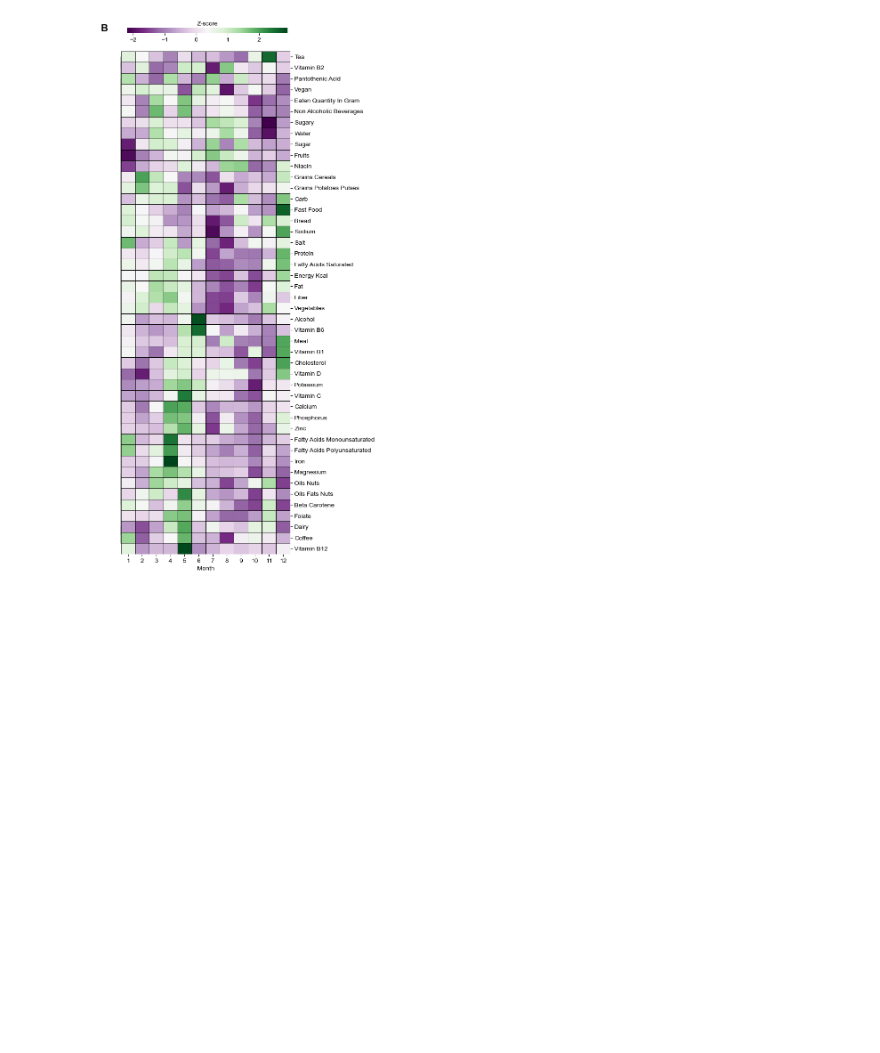
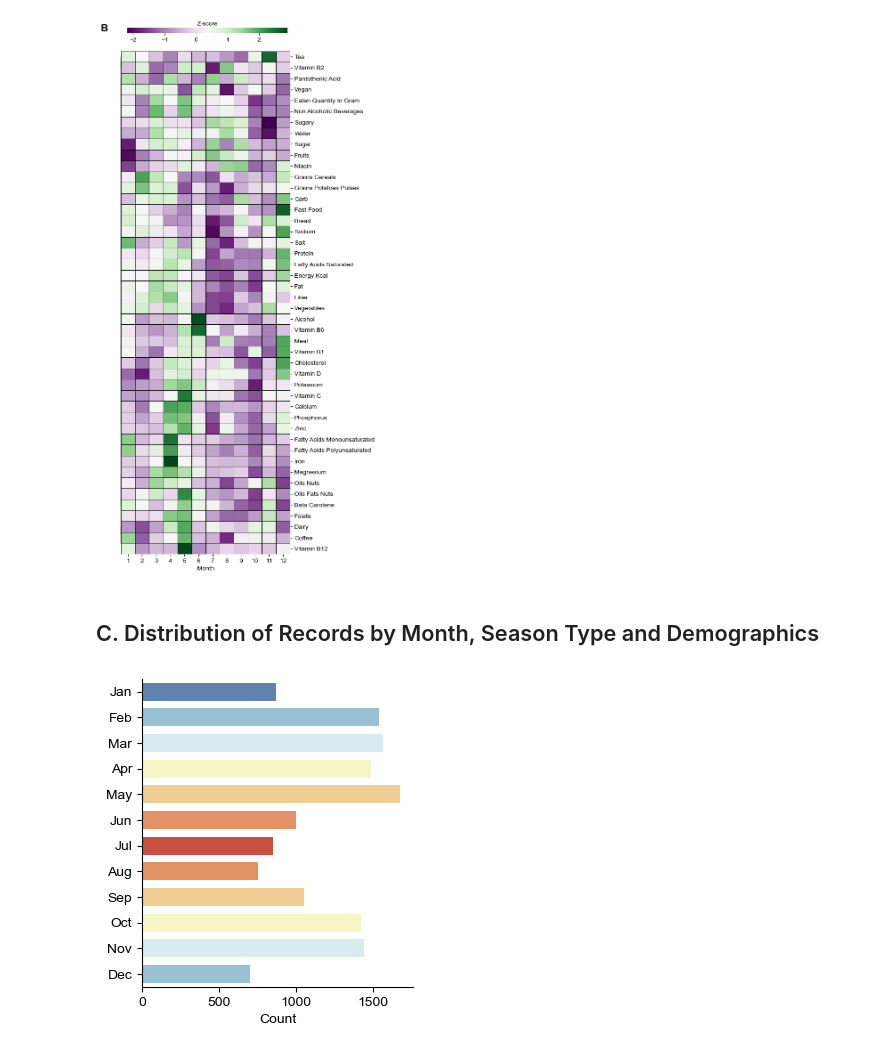
Before and after one commit to digitalepidemiologylab/mindays-estimation-paper, a Jupyter notebook: preprocessing.ipynb, the cells around one changed output. Cells and saved outputs as stored; diff of their text form; code cells hidden in the pictures; blank space fills up the shorter version.

```diff
--- a/preprocessing.ipynb
+++ b/preprocessing.ipynb
@@ -281,3 +318,17 @@ g.ax_heatmap.text(
 # %% [output]
 Text(-0.1, 1.045, 'B')
 [figure]
+# %% [markdown]
+## C. Distribution of Records by Month, Season Type and Demographics
+# %%
+df_food_filtered_meta = df_food_filtered.merge(
+    fay[["subject_app_key", "season_type", "age_group"]],
+    left_on="subject_key",
+    right_on="subject_app_key",
+)
+
+df_food_filtered_meta["month"] = pd.to_datetime(df_food_filtered_meta["eaten_day"]).map(
+    lambda x: x.month
+)
+
+fay_filtered = fay[fay["subject_app_key"].isin(df_food_filtered_meta["subject_key"])]
@@ -283,0 +347,61 @@ Text(-0.1, 1.045, 'B')
+# %%
+def plot_month_distribution(
+    df, column_name, plot_title, ax, xlabel="Month", palette="Blues"
+):
+    # Map month numbers to 3-letter codes
+    month_map = {
+        1: "Jan",
+        2: "Feb",
+        3: "Mar",
+        4: "Apr",
+        5: "May",
+        6: "Jun",
+        7: "Jul",
+        8: "Aug",
+        9: "Sep",
+        10: "Oct",
+        11: "Nov",
+        12: "Dec",
+    }
+
+    counts = df[column_name].value_counts().sort_index()
+    counts.index = counts.index.map(month_map)
+
+    sns.barplot(
+        x=counts.values,
+        y=counts.index,
+        orient="h",
+        ax=ax,
+        width=0.7,
+        palette=palette,
+        hue=counts.index,
+        legend=False,
+    )
+
+    ax.set_ylabel(xlabel)
+    ax.set_xlabel("Count")
+    ax.set_title(plot_title)
+
+
+fig, ax = plt.subplots(ncols=1, figsize=(3.5, 4))
+
+n_colors = 12  # One for each month
+blues_to_red = sns.color_palette("RdYlBu_r", n_colors=n_colors // 2 + 1)  # Blue to red
+red_to_blues = blues_to_red[::-1][
+    1:
+]  # Red back to blue (reversed, skipping duplicate red)
+cmap_months = blues_to_red + red_to_blues
+
+plot_month_distribution(
+    df=df_food_filtered_meta,
+    column_name="month",
+    plot_title="",
+    ax=ax,
+    palette=cmap_months,
+    xlabel="",
+)
+
+sns.despine()
+plt.savefig("figures/descriptive/month_distribution.png", dpi=300)
+# %% [output]
+[figure, added]
```
Also changed, not shown: parts of 11 cells of this notebook.
